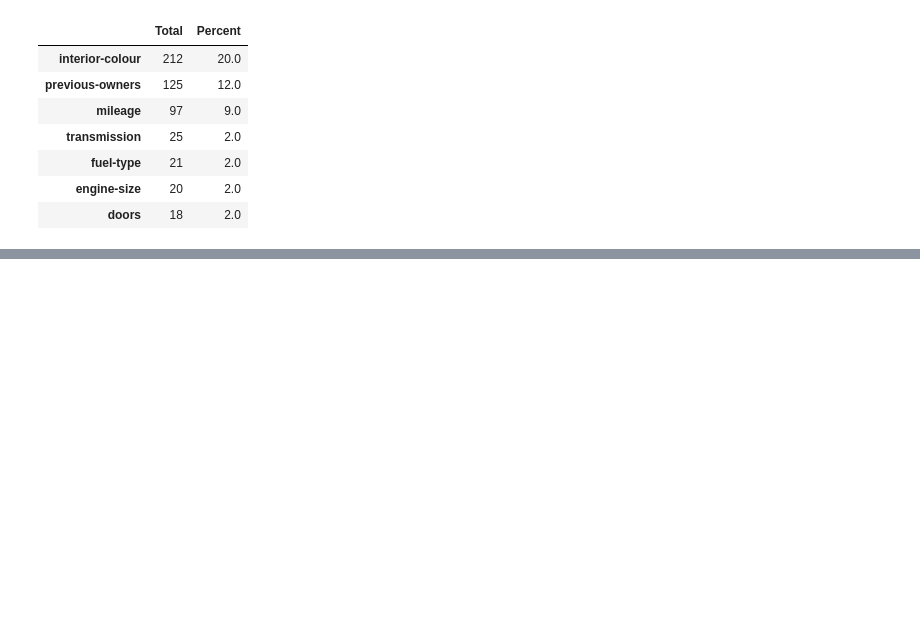
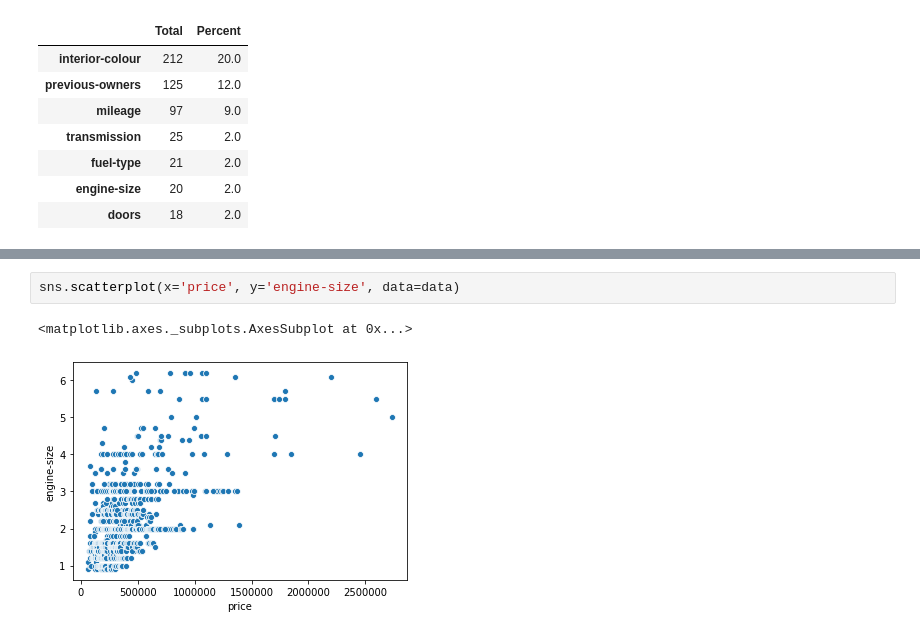
Before and after one commit to shambekela/Namcar-price-predictor, a Jupyter notebook: Car prediction.ipynb, the cells around one changed output, grey strips where cells are left out. Cells and saved outputs as stored; diff of their text form; blank space fills up the shorter version.

```diff
--- a/Car prediction.ipynb
+++ b/Car prediction.ipynb
@@ -454,0 +501,5 @@ missing_percentage(data)
+# %%
+sns.scatterplot(x='price', y='engine-size', data=data)
+# %% [output]
+<matplotlib.axes._subplots.AxesSubplot at 0x...>
+[figure, added]
```
Also changed, not shown: parts of 16 cells of this notebook.
